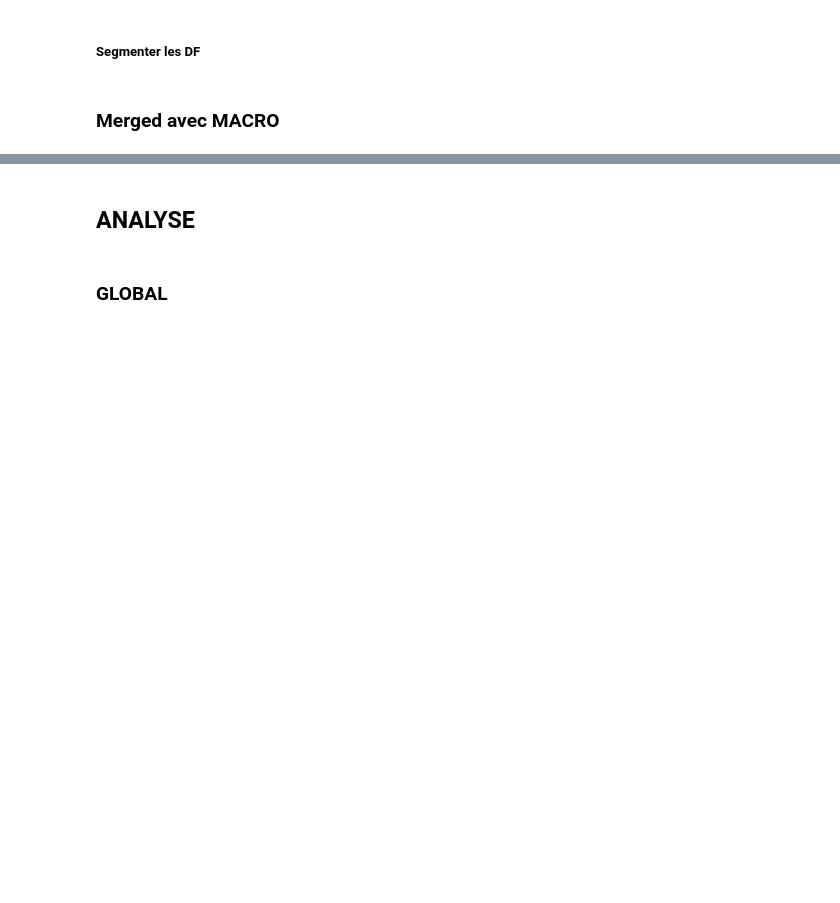
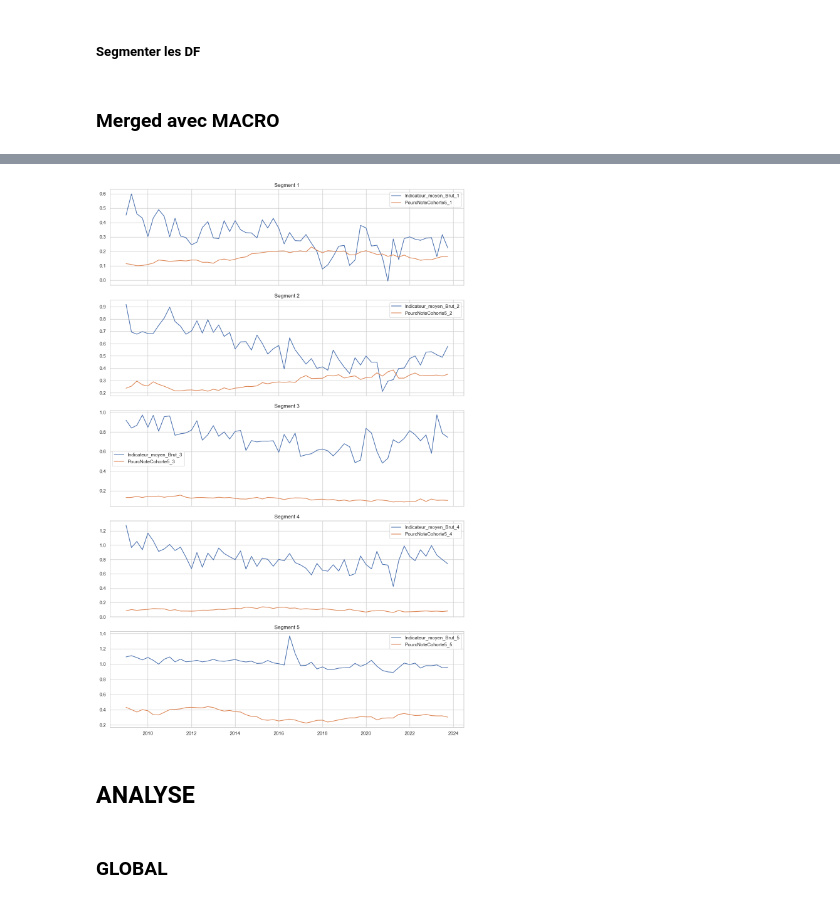
Before and after one commit to gaetan250/Credit-Risk-Project, a Jupyter notebook: explo.ipynb, the cells around one changed output, grey strips where cells are left out. Drawn from its saved outputs; the diff is of its cells as text; code cells hidden in the pictures; blank space fills up the shorter version.

```diff
--- a/explo.ipynb
+++ b/explo.ipynb
@@ -404,3 +422,22 @@ print(df_merged.head())
+# %%
+import pandas as pd
+import matplotlib.pyplot as plt
+
+# Création des subplots
+fig, axes = plt.subplots(nrows=5, ncols=1, figsize=(12, 18), sharex=True)
+
+for i in range(1, 6):
+    ax = axes[i-1]
+    ax.plot(df_merged.index, df_merged[f'Indicateur_moyen_Brut_{i}'], label=f'Indicateur_moyen_Brut_{i}')
+    ax.plot(df_merged.index, df_merged[f'PourcNoteCohorte5_{i}'], label=f'PourcNoteCohorte5_{i}')
+    ax.set_title(f'Segment {i}')
+    ax.legend()
+    ax.grid(True)
+
+plt.tight_layout()
+plt.show()
+# %% [output]
+[figure, added]
 # %% [markdown]
 ## ANALYSE
 # %% [markdown]
```
Also changed, not shown: parts of 32 cells of this notebook.
